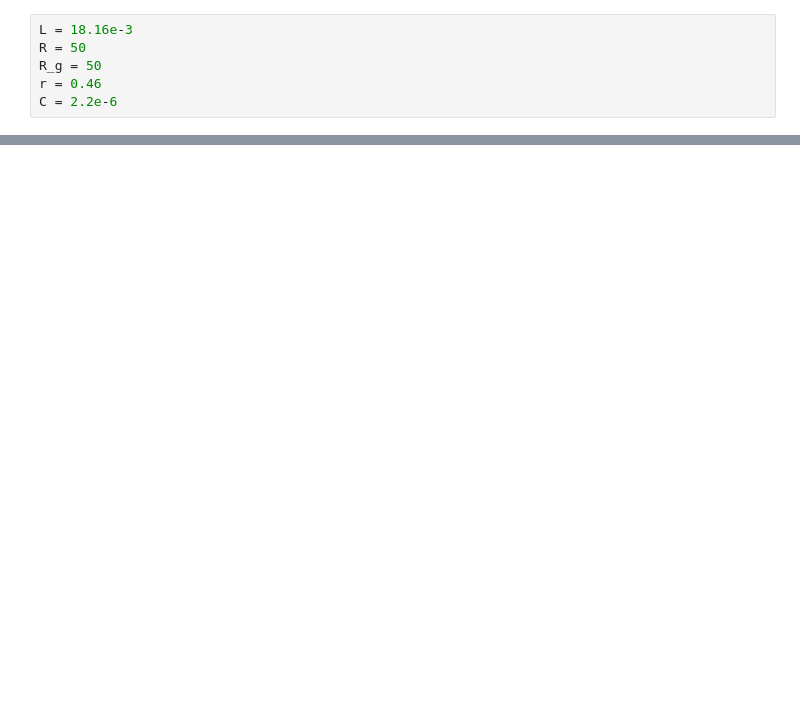
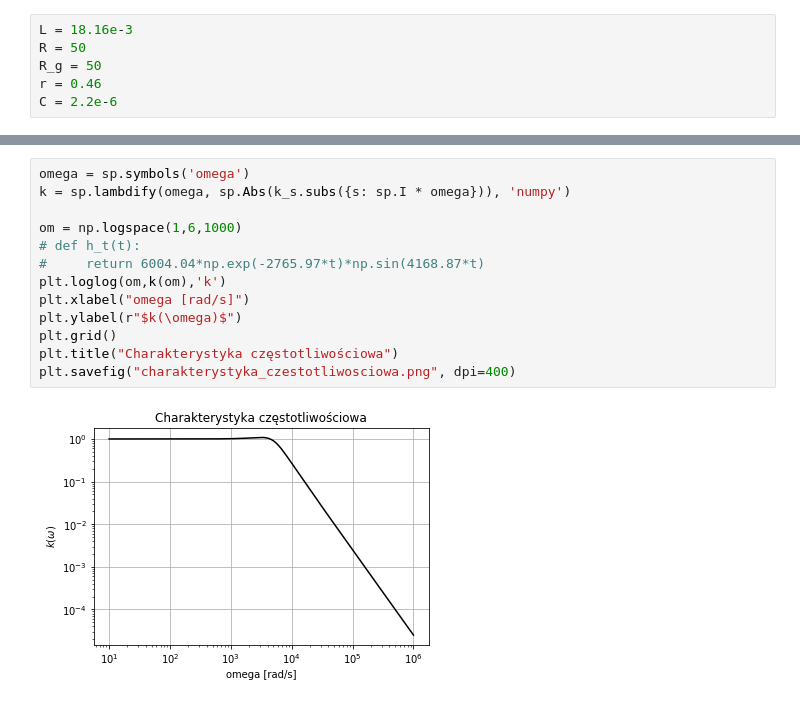
Before and after one commit to MarikinPaulina/EwEF, a Jupyter notebook: 04/04-Obliczenia_na_laby.ipynb, the cells around one changed output, grey strips where cells are left out. Cells and saved outputs as stored; diff of their text form; blank space fills up the shorter version.

```diff
--- a/04/04-Obliczenia_na_laby.ipynb
+++ b/04/04-Obliczenia_na_laby.ipynb
@@ -31,3 +33,18 @@ plt.savefig("kt.png",dpi=400)
+# %%
+omega = sp.symbols('omega')
+k = sp.lambdify(omega, sp.Abs(k_s.subs({s: sp.I * omega})), 'numpy')
+
+om = np.logspace(1,6,1000)
+# def h_t(t):
+#     return 6004.04*np.exp(-2765.97*t)*np.sin(4168.87*t)
+plt.loglog(om,k(om),'k')
+plt.xlabel("omega [rad/s]")
+plt.ylabel(r"$k(\omega)$")
+plt.grid()
+plt.title("Charakterystyka częstotliwościowa")
+plt.savefig("charakterystyka_czestotliwosciowa.png", dpi=400)
+# %% [output]
+[figure, added]
 # %%
 s, t = sp.symbols('s, t')
 h_s = 1/((1+s*C*(R+R_g+r)+L*C*s**2)*s)
```
Also changed, not shown: parts of 4 cells of this notebook, 4 other files.
